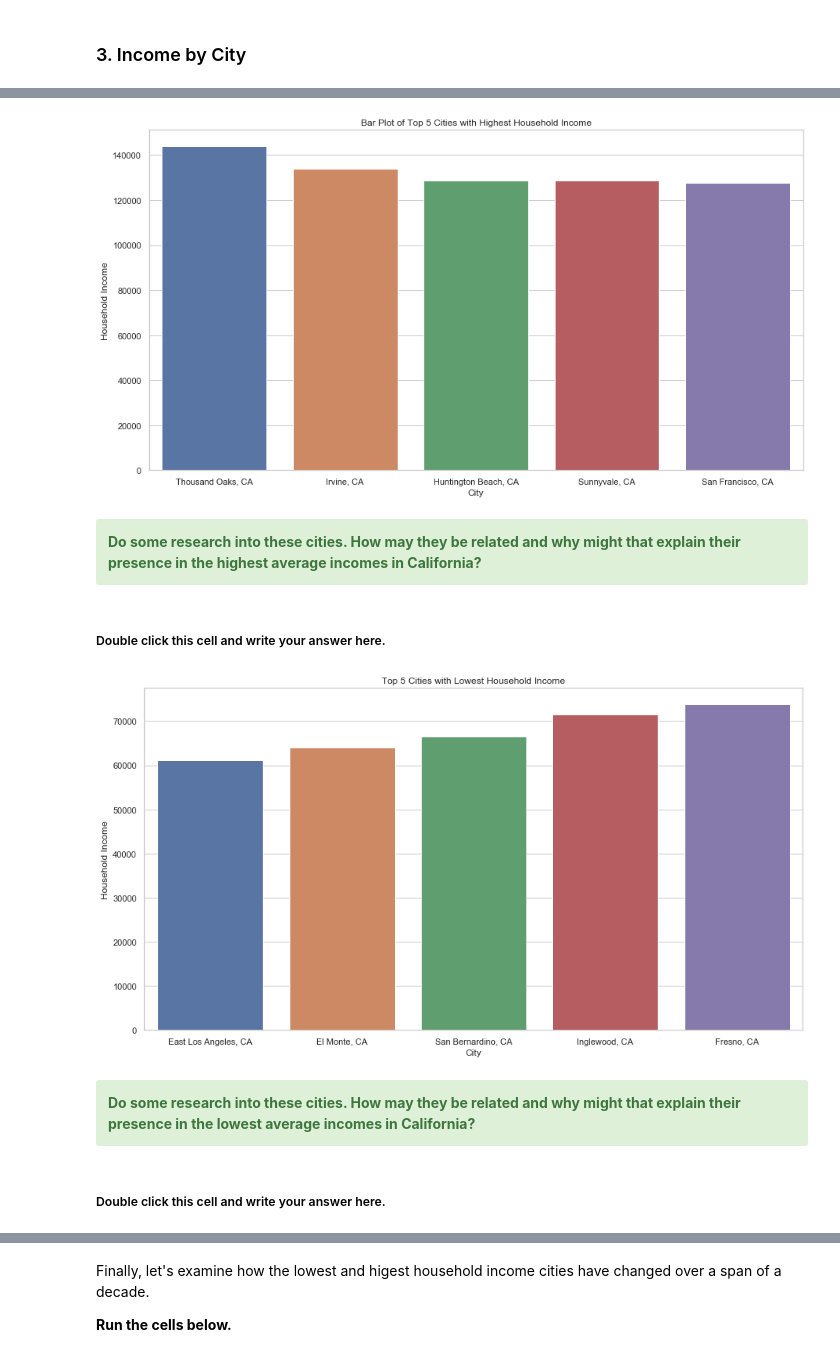
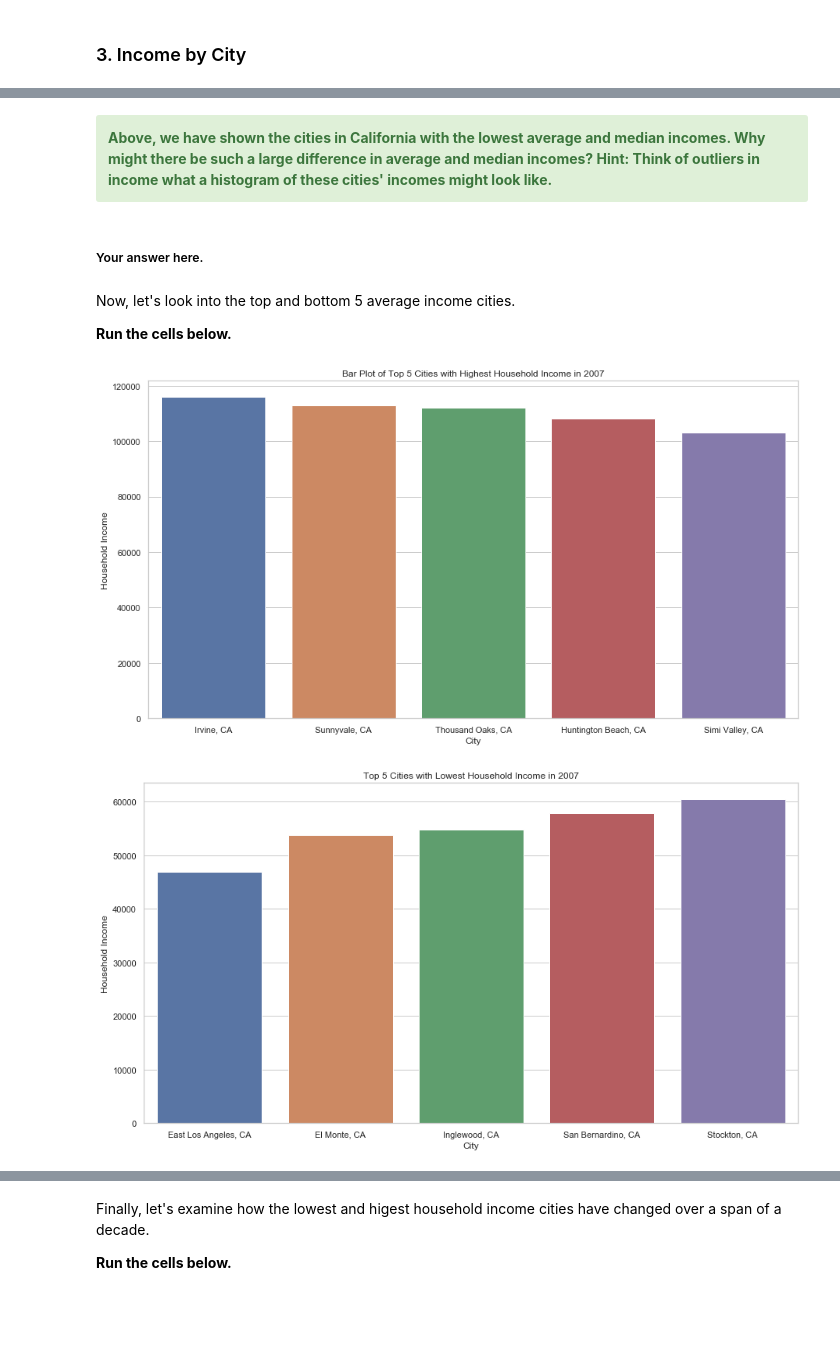
Before and after one commit to ds-modules/CP-113A, a Jupyter notebook: Final-Notebook2.ipynb, the cells around one changed output, grey strips where cells are left out. Cells and saved outputs as stored; diff of their text form; code cells hidden in the pictures; blank space fills up the shorter version.

```diff
--- a/Final-Notebook2.ipynb
+++ b/Final-Notebook2.ipynb
@@ -469,0 +480,5 @@ income_by_city.head(5)
+# %%
+income_by_city = poverty_2007.groupby('City').median()[['Household Income']].sort_values('Household Income')
+median_income_by_city = income_by_city.copy()
+median_income_by_city['Median Household Income in 2007'] = [dollar_formatter(x) for x in income_by_city['Household Income'].astype(float)]
+median_income_by_city.drop(columns = ['Household Income']).head(5)
@@ -470,26 +493,25 @@ income_by_city.head(5)
+# %% [markdown]
+<div class="alert alert-success">
+<b> Above, we have shown the cities in California with the lowest average and median incomes. Why might there be such a large difference in average and median incomes? Hint: Think of outliers in income what a histogram of these cities' incomes might look like. </b>
+</div>
+# %% [markdown]
+##### Your answer here.
+# %% [markdown]
+Now, let's look into the top and bottom 5 average income cities.
+
+
+**Run the cells below.**
 # %%
 plt.figure(figsize = (15, 8))
 top_5_income_by_city = income_by_city.sort_values('Household Income', ascending = False)[0:5].reset_index()
 sns.barplot(x = 'City', y = 'Household Income', data = top_5_income_by_city)
-plt.title('Bar Plot of Top 5 Cities with Highest Household Income');
+plt.title('Bar Plot of Top 5 Cities with Highest Household Income in 2007');
 # %% [output]
-[figure, old version]
+[figure, new version]
-# %% [markdown]
-<div class="alert alert-success">
-<b> Do some research into these cities. How may they be related and why might that explain their presence in the highest average incomes in California?</b>
-</div>
-# %% [markdown]
-##### Double click this cell and write your answer here.
 # %%
 plt.figure(figsize = (15, 8))
 bottom_5_income_by_city = income_by_city.sort_values('Household Income', ascending = True)[0:5].reset_index()
 sns.barplot(x = 'City', y = 'Household Income', data = bottom_5_income_by_city)
-plt.title('Top 5 Cities with Lowest Household Income');
+plt.title('Top 5 Cities with Lowest Household Income in 2007');
 # %% [output]
-[figure, old version]
+[figure, new version]
-# %% [markdown]
-<div class="alert alert-success">
-<b> Do some research into these cities. How may they be related and why might that explain their presence in the lowest average incomes in California?</b>
-</div>
-# %% [markdown]
-##### Double click this cell and write your answer here.
```
Also changed, not shown: parts of 73 cells of this notebook.
